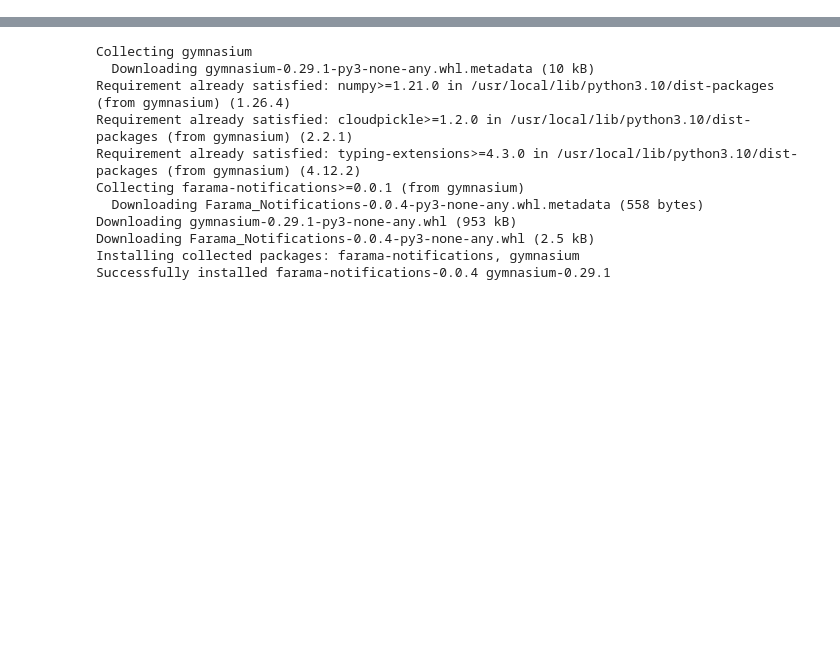
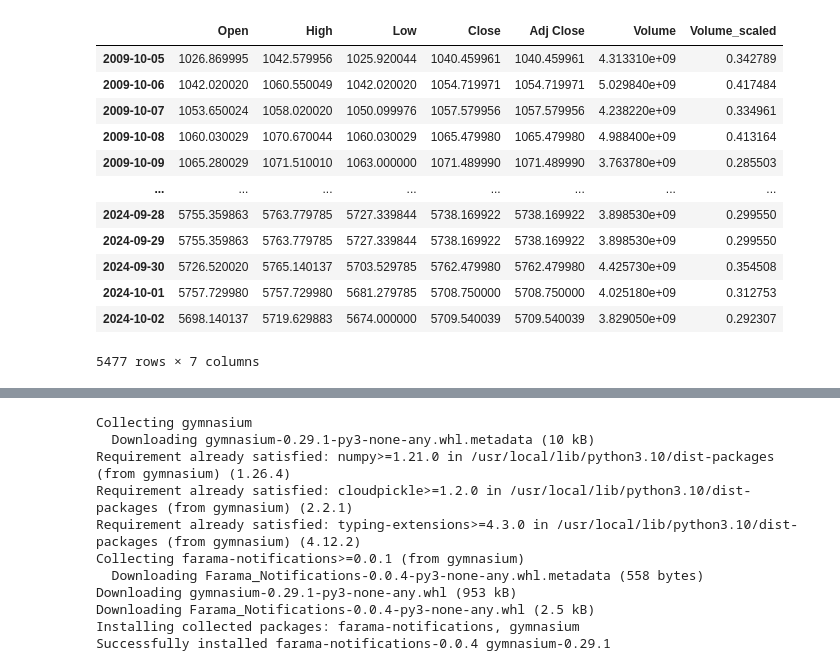
Before and after one commit to cody-mckeon/Reinforcement_Learning_Trading, a Jupyter notebook: rl_trading.ipynb, the cells around one changed output, grey strips where cells are left out. Drawn from its saved outputs; the diff is of its cells as text; code cells hidden in the pictures; blank space fills up the shorter version.

```diff
--- a/rl_trading.ipynb
+++ b/rl_trading.ipynb
@@ -170,0 +207,16 @@ class TradingEnv(gym.Env):
+# %%
+data_full
+# %% [output]
+|  | Open | High | Low | Close | Adj Close | Volume | Volume_scaled |
+| 2009-10-05 | 1026.869995 | 1042.579956 | 1025.920044 | 1040.459961 | 1040.459961 | 4.313310e+09 | 0.342789 |
+| 2009-10-06 | 1042.020020 | 1060.550049 | 1042.020020 | 1054.719971 | 1054.719971 | 5.029840e+09 | 0.417484 |
+| 2009-10-07 | 1053.650024 | 1058.020020 | 1050.099976 | 1057.579956 | 1057.579956 | 4.238220e+09 | 0.334961 |
+| 2009-10-08 | 1060.030029 | 1070.670044 | 1060.030029 | 1065.479980 | 1065.479980 | 4.988400e+09 | 0.413164 |
+| 2009-10-09 | 1065.280029 | 1071.510010 | 1063.000000 | 1071.489990 | 1071.489990 | 3.763780e+09 | 0.285503 |
+| ... | ... | ... | ... | ... | ... | ... | ... |
+| 2024-09-28 | 5755.359863 | 5763.779785 | 5727.339844 | 5738.169922 | 5738.169922 | 3.898530e+09 | 0.299550 |
+| 2024-09-29 | 5755.359863 | 5763.779785 | 5727.339844 | 5738.169922 | 5738.169922 | 3.898530e+09 | 0.299550 |
+| 2024-09-30 | 5726.520020 | 5765.140137 | 5703.529785 | 5762.479980 | 5762.479980 | 4.425730e+09 | 0.354508 |
+| 2024-10-01 | 5757.729980 | 5757.729980 | 5681.279785 | 5708.750000 | 5708.750000 | 4.025180e+09 | 0.312753 |
+| 2024-10-02 | 5698.140137 | 5719.629883 | 5674.000000 | 5709.540039 | 5709.540039 | 3.829050e+09 | 0.292307 |
+5477 rows × 7 columns
```
Also changed, not shown: parts of 53 cells of this notebook.
